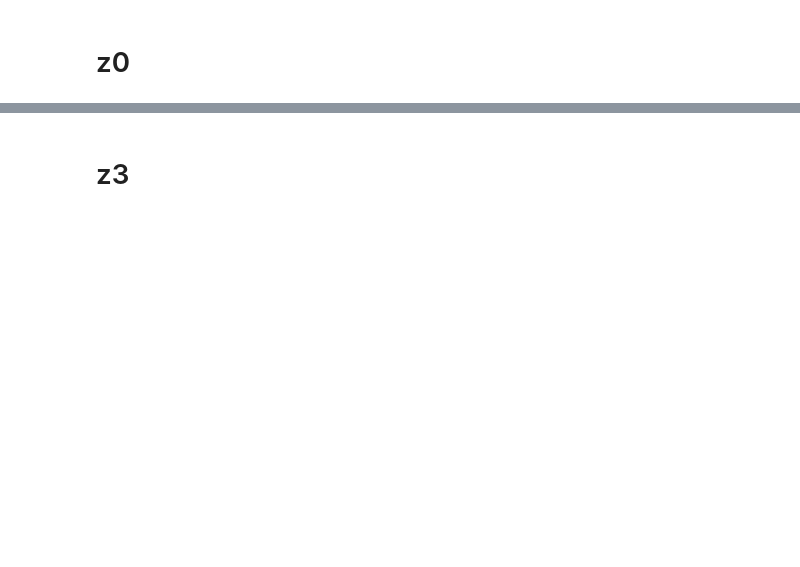
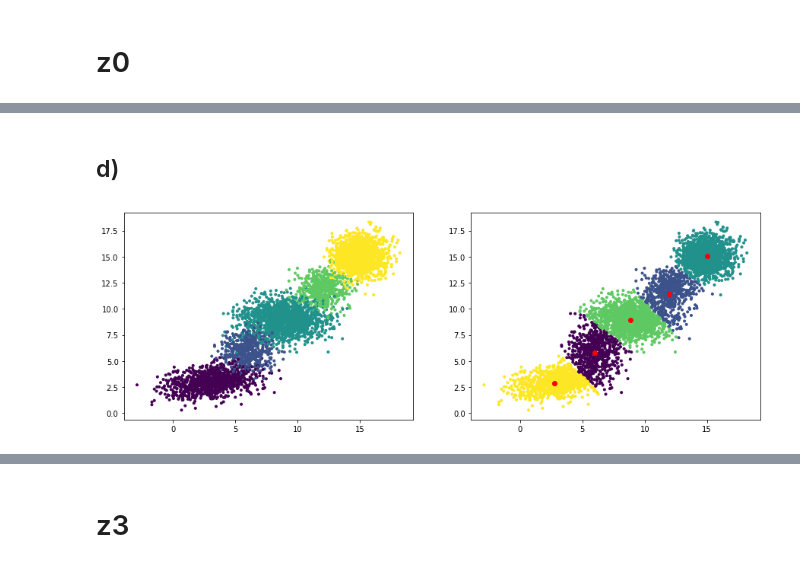
Before and after one commit to iCarrrot/DM, a Jupyter notebook: 3/lista 3.ipynb, the cells around one changed output, grey strips where cells are left out. Cells and saved outputs as stored; diff of their text form; code cells hidden in the pictures; blank space fills up the shorter version.

```diff
--- a/3/lista 3.ipynb
+++ b/3/lista 3.ipynb
@@ -54,0 +112,7 @@ type(iris.feature_names)
+# %% [markdown]
+## d)
+# %%
+p = np.array([0.2, 0.1, 0.3, 0.1, 0.3])
+plotData_KMeans(N,d,K,p,mi,Sigma)
+# %% [output]
+[figure, added]
```
Also changed, not shown: parts of 20 cells of this notebook.
